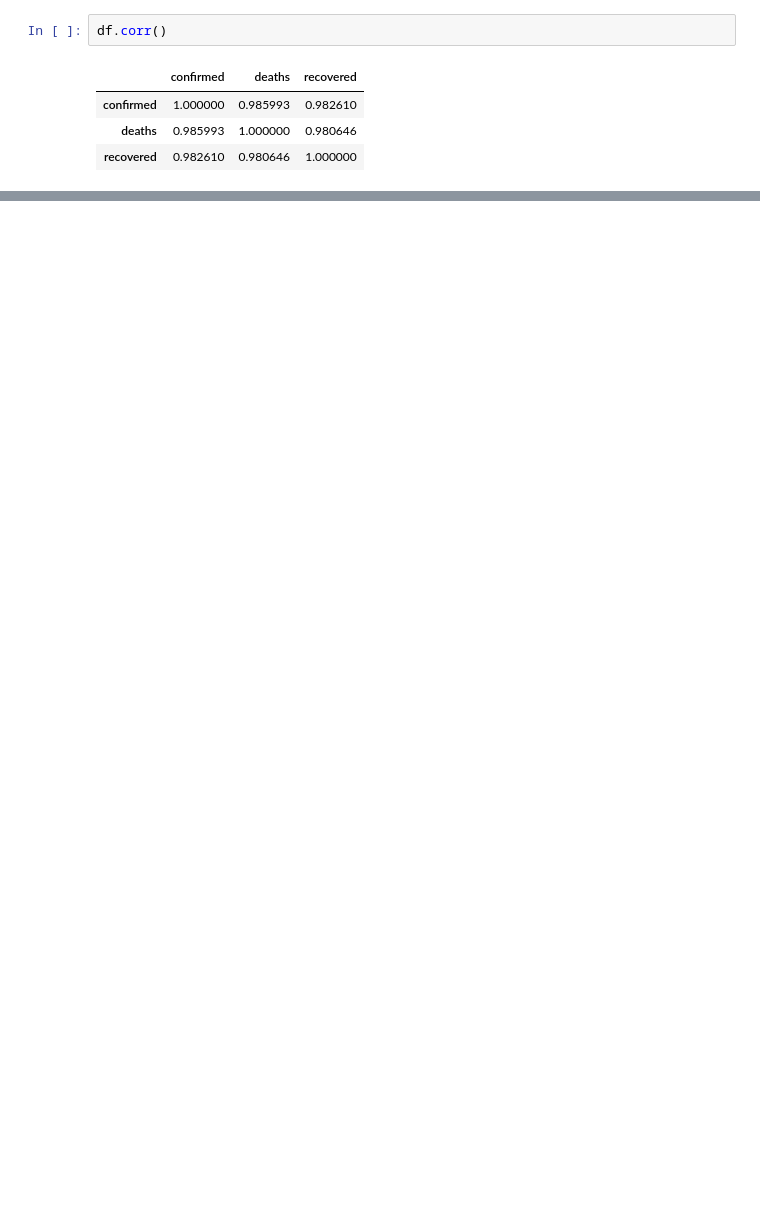
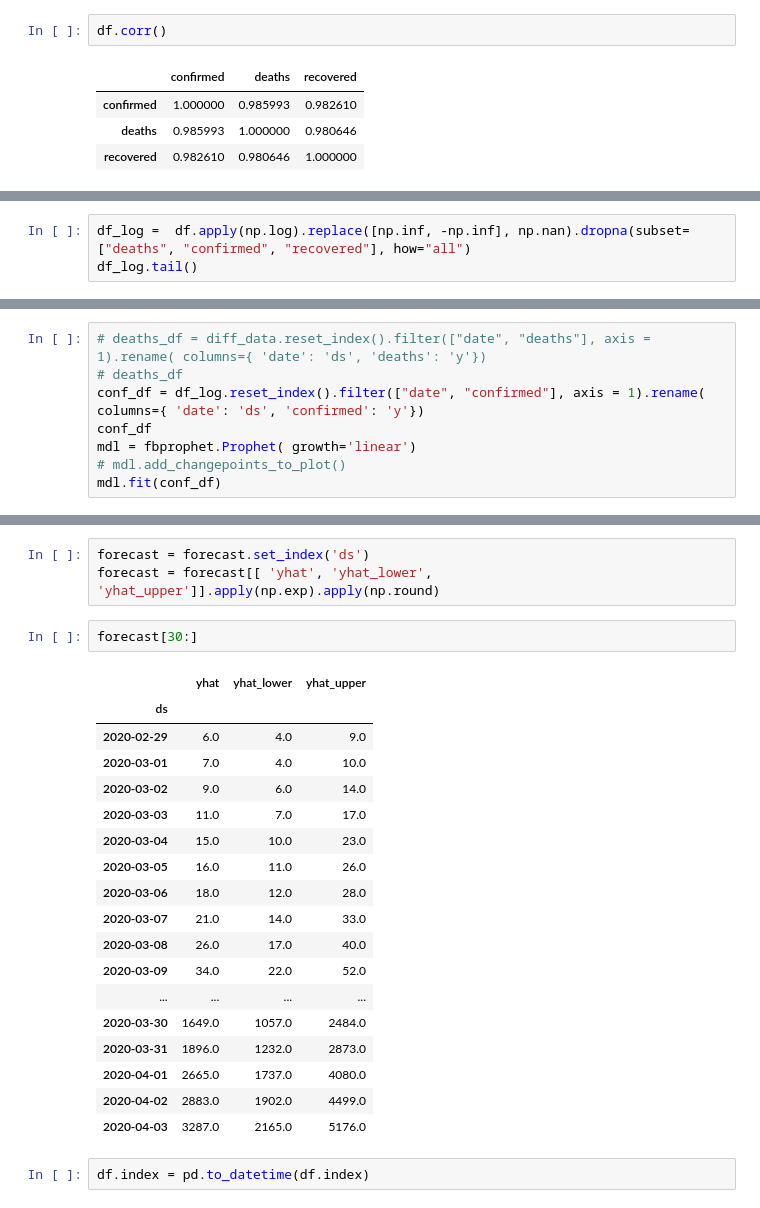
Before and after one commit to l4zy0n3/Python, a Jupyter notebook: India.ipynb, the cells around one changed output, grey strips where cells are left out. Saved outputs shown, nothing was run; the diff lists cells and outputs as text; blank space fills up the shorter version.

```diff
--- a/India.ipynb
+++ b/India.ipynb
@@ -63,0 +68,3 @@ fig.show()
+# %%
+df_log =  df.apply(np.log).replace([np.inf, -np.inf], np.nan).dropna(subset=["deaths", "confirmed", "recovered"], how="all")
+df_log.tail()
@@ -63,0 +79,8 @@ fig.show()
+# %%
+# deaths_df = diff_data.reset_index().filter(["date", "deaths"], axis = 1).rename( columns={ 'date': 'ds', 'deaths': 'y'})
+# deaths_df
+conf_df = df_log.reset_index().filter(["date", "confirmed"], axis = 1).rename( columns={ 'date': 'ds', 'confirmed': 'y'})
+conf_df
+mdl = fbprophet.Prophet( growth='linear')
+# mdl.add_changepoints_to_plot()
+mdl.fit(conf_df)
@@ -63,0 +109,26 @@ fig.show()
+# %%
+forecast = forecast.set_index('ds')
+forecast = forecast[[ 'yhat', 'yhat_lower', 'yhat_upper']].apply(np.exp).apply(np.round)
+# %%
+forecast[30:]
+# %% [output]
+|  | yhat | yhat_lower | yhat_upper |
+| ds |  |  |  |
+| 2020-02-29 | 6.0 | 4.0 | 9.0 |
+| 2020-03-01 | 7.0 | 4.0 | 10.0 |
+| 2020-03-02 | 9.0 | 6.0 | 14.0 |
+| 2020-03-03 | 11.0 | 7.0 | 17.0 |
+| 2020-03-04 | 15.0 | 10.0 | 23.0 |
+| 2020-03-05 | 16.0 | 11.0 | 26.0 |
+| 2020-03-06 | 18.0 | 12.0 | 28.0 |
+| 2020-03-07 | 21.0 | 14.0 | 33.0 |
+| 2020-03-08 | 26.0 | 17.0 | 40.0 |
+| 2020-03-09 | 34.0 | 22.0 | 52.0 |
+| ... | ... | ... | ... |
+| 2020-03-30 | 1649.0 | 1057.0 | 2484.0 |
+| 2020-03-31 | 1896.0 | 1232.0 | 2873.0 |
+| 2020-04-01 | 2665.0 | 1737.0 | 4080.0 |
+| 2020-04-02 | 2883.0 | 1902.0 | 4499.0 |
+| 2020-04-03 | 3287.0 | 2165.0 | 5176.0 |
+# %%
+df.index = pd.to_datetime(df.index)
```
Also changed, not shown: parts of 22 cells of this notebook.
